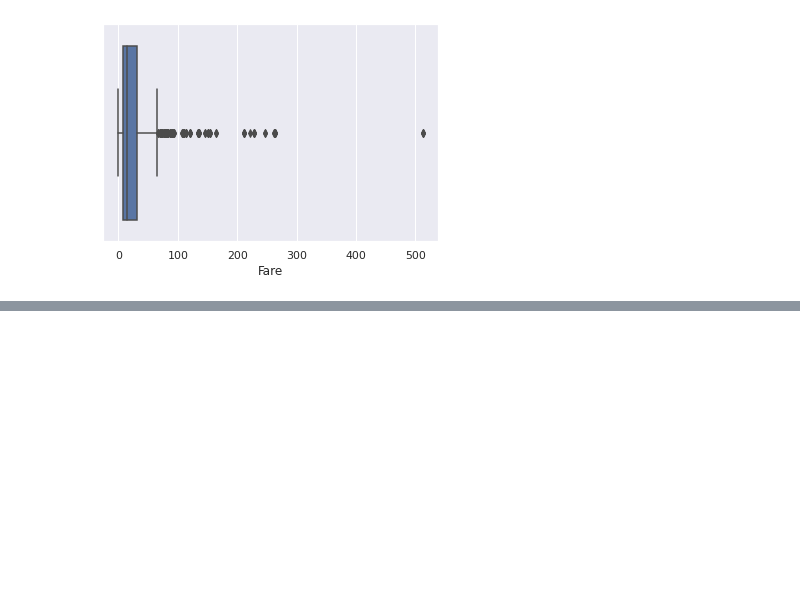
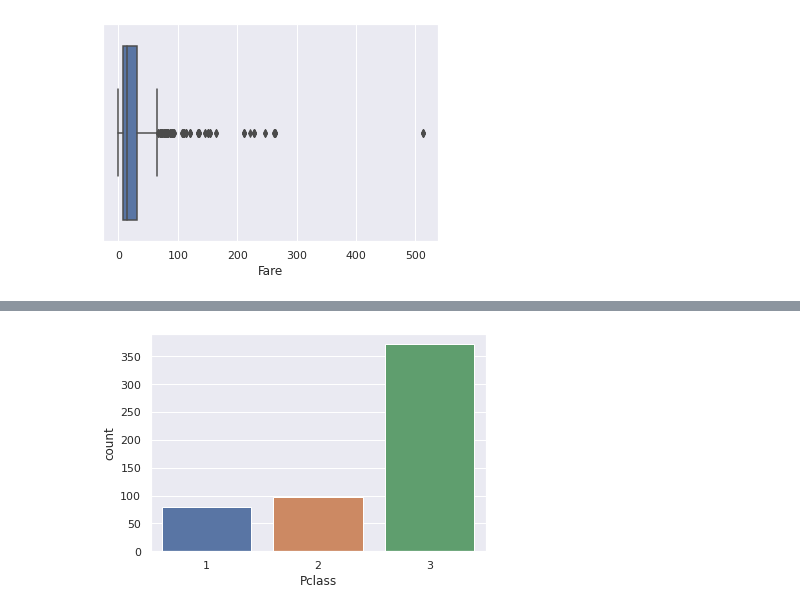
Before and after one commit to denisvivdenko/titanic_practice_dataset, a Jupyter notebook: EDA.ipynb, the cells around one changed output, grey strips where cells are left out. Drawn from its saved outputs; the diff is of its cells as text; code cells hidden in the pictures; blank space fills up the shorter version.

```diff
--- a/EDA.ipynb
+++ b/EDA.ipynb
@@ -222,0 +236,4 @@ sns.boxplot(x=X.Fare);
+# %%
+sns.countplot(x=X.reset_index()[y == 0]["Pclass"]);
+# %% [output]
+[figure, added]
```
Also changed, not shown: parts of 10 cells of this notebook.
